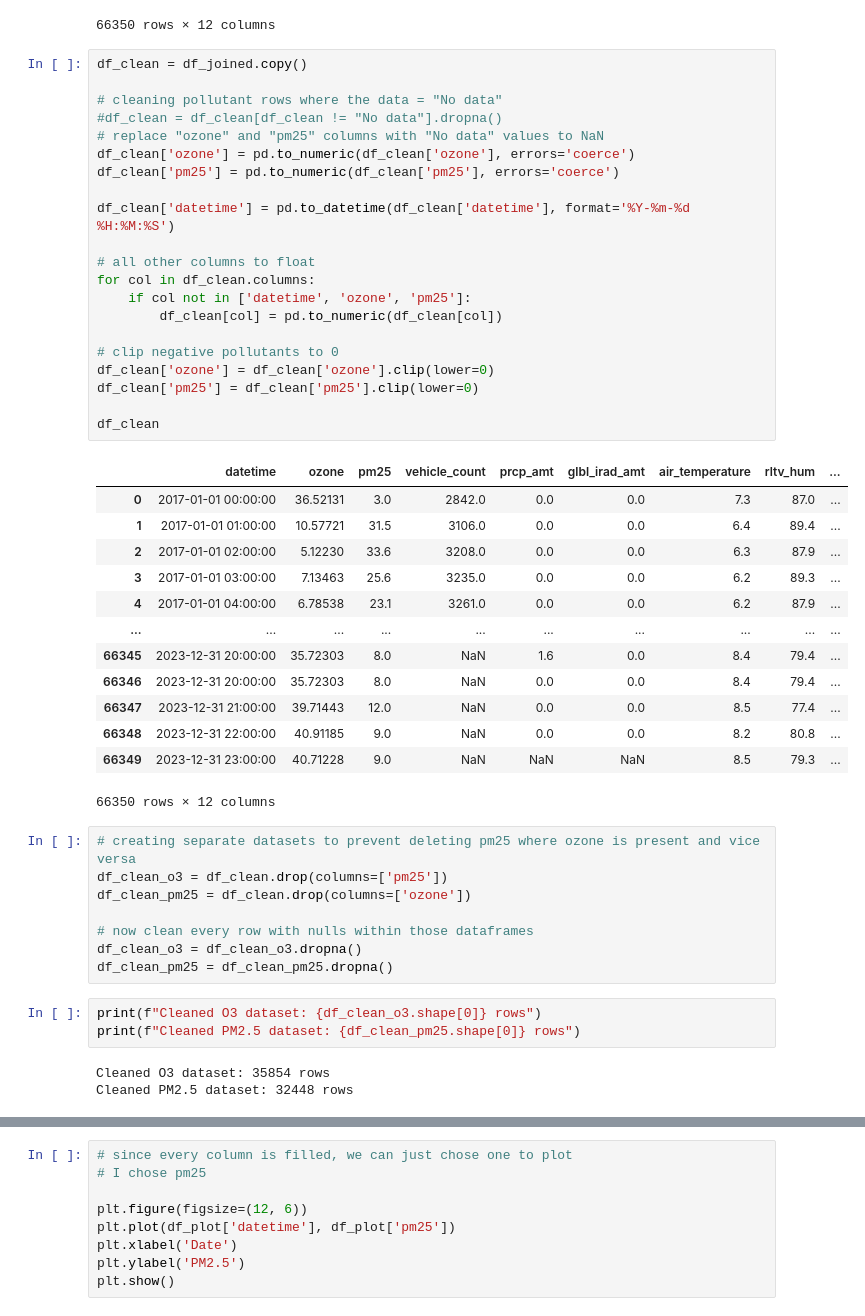
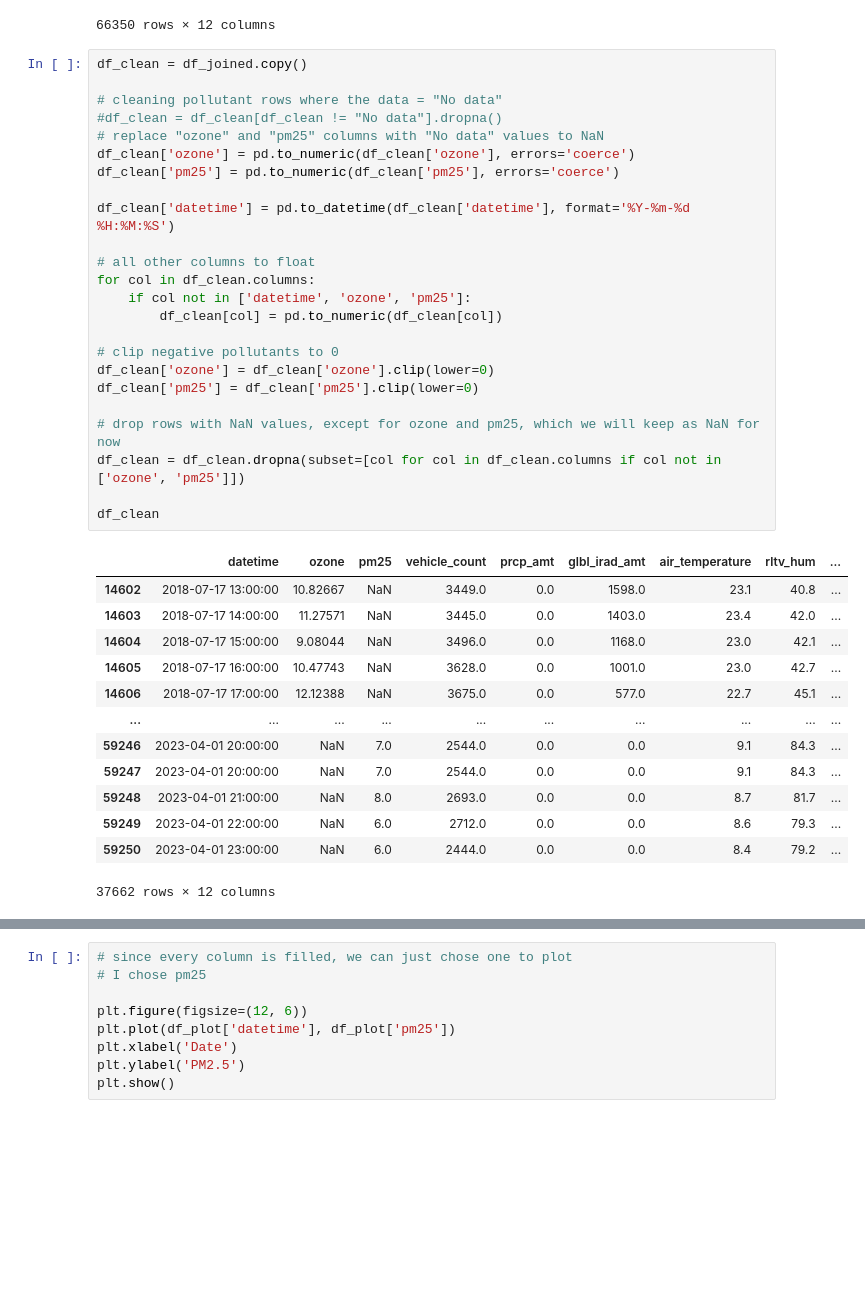
Before and after one commit to Salies/my1-sr, a Jupyter notebook: transform/bronze_to_silver.ipynb, the cells around one changed output, grey strips where cells are left out. Saved outputs shown, nothing was run; the diff lists cells and outputs as text; blank space fills up the shorter version.

```diff
--- a/transform/bronze_to_silver.ipynb
+++ b/transform/bronze_to_silver.ipynb
@@ -211,51 +211,40 @@ df_joined
 # %%
 df_clean = df_joined.copy()
 
 # cleaning pollutant rows where the data = "No data"
 #df_clean = df_clean[df_clean != "No data"].dropna()
 # replace "ozone" and "pm25" columns with "No data" values to NaN
 df_clean['ozone'] = pd.to_numeric(df_clean['ozone'], errors='coerce')
 df_clean['pm25'] = pd.to_numeric(df_clean['pm25'], errors='coerce')
 
 df_clean['datetime'] = pd.to_datetime(df_clean['datetime'], format='%Y-%m-%d %H:%M:%S')
 
 # all other columns to float
 for col in df_clean.columns:
     if col not in ['datetime', 'ozone', 'pm25']:
         df_clean[col] = pd.to_numeric(df_clean[col])
 
 # clip negative pollutants to 0
 df_clean['ozone'] = df_clean['ozone'].clip(lower=0)
 df_clean['pm25'] = df_clean['pm25'].clip(lower=0)
 
+# drop rows with NaN values, except for ozone and pm25, which we will keep as NaN for now
+df_clean = df_clean.dropna(subset=[col for col in df_clean.columns if col not in ['ozone', 'pm25']])
+
 df_clean
 # %% [output]
 |  | datetime | ozone | pm25 | vehicle_count | prcp_amt | glbl_irad_amt | air_temperature | rltv_hum | ... |
-| 0 | 2017-01-01 00:00:00 | 36.52131 | 3.0 | 2842.0 | 0.0 | 0.0 | 7.3 | 87.0 | ... |
-| 1 | 2017-01-01 01:00:00 | 10.57721 | 31.5 | 3106.0 | 0.0 | 0.0 | 6.4 | 89.4 | ... |
-| 2 | 2017-01-01 02:00:00 | 5.12230 | 33.6 | 3208.0 | 0.0 | 0.0 | 6.3 | 87.9 | ... |
-| 3 | 2017-01-01 03:00:00 | 7.13463 | 25.6 | 3235.0 | 0.0 | 0.0 | 6.2 | 89.3 | ... |
-| 4 | 2017-01-01 04:00:00 | 6.78538 | 23.1 | 3261.0 | 0.0 | 0.0 | 6.2 | 87.9 | ... |
+| 14602 | 2018-07-17 13:00:00 | 10.82667 | NaN | 3449.0 | 0.0 | 1598.0 | 23.1 | 40.8 | ... |
+| 14603 | 2018-07-17 14:00:00 | 11.27571 | NaN | 3445.0 | 0.0 | 1403.0 | 23.4 | 42.0 | ... |
+| 14604 | 2018-07-17 15:00:00 | 9.08044 | NaN | 3496.0 | 0.0 | 1168.0 | 23.0 | 42.1 | ... |
+| 14605 | 2018-07-17 16:00:00 | 10.47743 | NaN | 3628.0 | 0.0 | 1001.0 | 23.0 | 42.7 | ... |
+| 14606 | 2018-07-17 17:00:00 | 12.12388 | NaN | 3675.0 | 0.0 | 577.0 | 22.7 | 45.1 | ... |
 | ... | ... | ... | ... | ... | ... | ... | ... | ... | ... |
-| 66345 | 2023-12-31 20:00:00 | 35.72303 | 8.0 | NaN | 1.6 | 0.0 | 8.4 | 79.4 | ... |
-| 66346 | 2023-12-31 20:00:00 | 35.72303 | 8.0 | NaN | 0.0 | 0.0 | 8.4 | 79.4 | ... |
-| 66347 | 2023-12-31 21:00:00 | 39.71443 | 12.0 | NaN | 0.0 | 0.0 | 8.5 | 77.4 | ... |
-| 66348 | 2023-12-31 22:00:00 | 40.91185 | 9.0 | NaN | 0.0 | 0.0 | 8.2 | 80.8 | ... |
-| 66349 | 2023-12-31 23:00:00 | 40.71228 | 9.0 | NaN | NaN | NaN | 8.5 | 79.3 | ... |
+| 59246 | 2023-04-01 20:00:00 | NaN | 7.0 | 2544.0 | 0.0 | 0.0 | 9.1 | 84.3 | ... |
+| 59247 | 2023-04-01 20:00:00 | NaN | 7.0 | 2544.0 | 0.0 | 0.0 | 9.1 | 84.3 | ... |
+| 59248 | 2023-04-01 21:00:00 | NaN | 8.0 | 2693.0 | 0.0 | 0.0 | 8.7 | 81.7 | ... |
+| 59249 | 2023-04-01 22:00:00 | NaN | 6.0 | 2712.0 | 0.0 | 0.0 | 8.6 | 79.3 | ... |
+| 59250 | 2023-04-01 23:00:00 | NaN | 6.0 | 2444.0 | 0.0 | 0.0 | 8.4 | 79.2 | ... |
-66350 rows × 12 columns
+37662 rows × 12 columns
-# %%
-# creating separate datasets to prevent deleting pm25 where ozone is present and vice versa
-df_clean_o3 = df_clean.drop(columns=['pm25'])
-df_clean_pm25 = df_clean.drop(columns=['ozone'])
-
-# now clean every row with nulls within those dataframes
-df_clean_o3 = df_clean_o3.dropna()
-df_clean_pm25 = df_clean_pm25.dropna()
-# %%
-print(f"Cleaned O3 dataset: {df_clean_o3.shape[0]} rows")
-print(f"Cleaned PM2.5 dataset: {df_clean_pm25.shape[0]} rows")
-# %% [output]
-Cleaned O3 dataset: 35854 rows
-Cleaned PM2.5 dataset: 32448 rows
 # %%
 # algumas estatísticas
```
Also changed, not shown: parts of 3 cells of this notebook, 8 other files.
